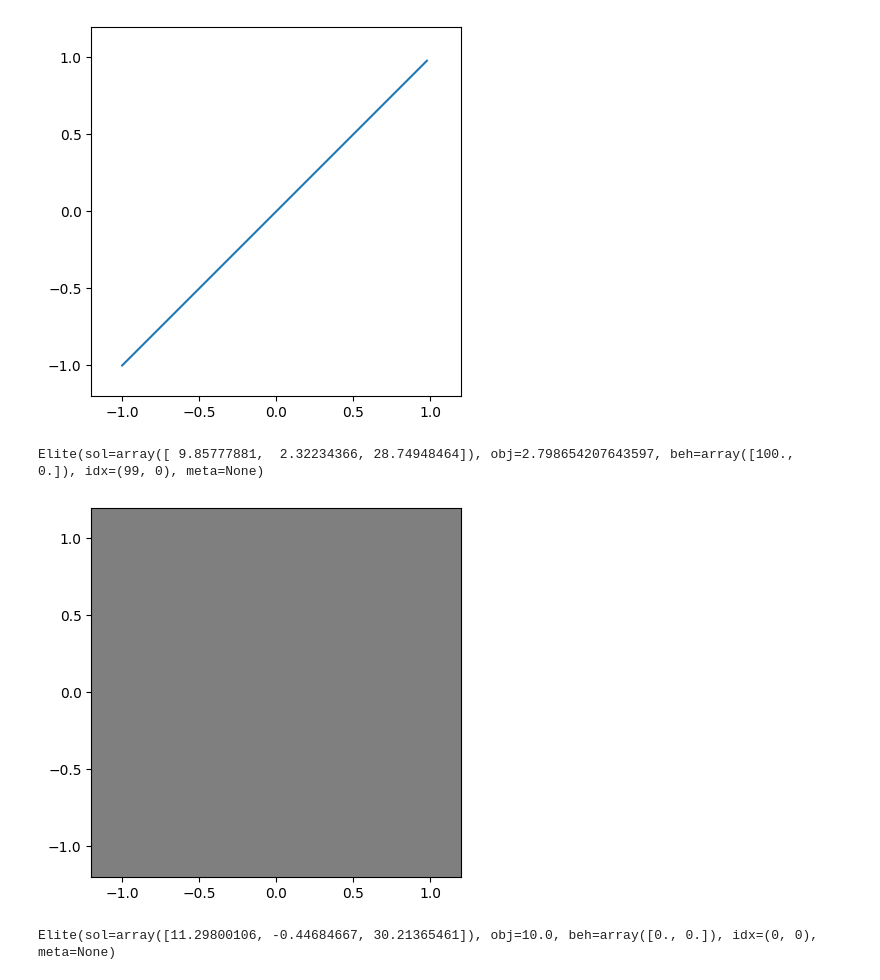
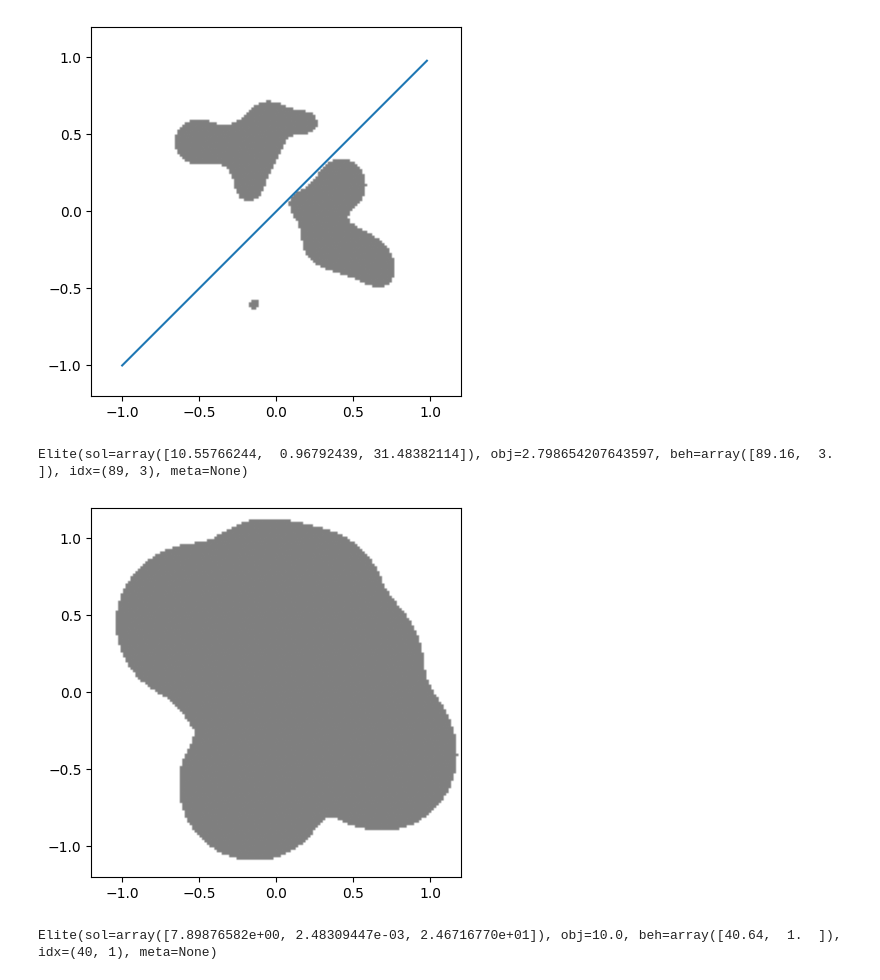
Before and after one commit to l0g1c-80m8/QD-Search-on-RoCUS, a Jupyter notebook: 2d_navigation/qd-search.ipynb, the cells around one changed output. Cells and saved outputs as stored; diff of their text form; code cells hidden in the pictures.

```diff
--- a/2d_navigation/qd-search.ipynb
+++ b/2d_navigation/qd-search.ipynb
@@ -81,7 +96,7 @@ from ribs.archives import GridArchive
 
 archive = GridArchive(
     [100, 10],
-    [(0.0, 100.0), (0, 100)]
+    [(0.0, 100.0), (0, 10)]
 )
 # %%
 from ribs.emitters import GaussianEmitter
@@ -135,14 +163,14 @@ Text(0.5, 0, 'Percentage of free space')
 # %%
-elite = archive.elite_with_behavior([100, 0])
+elite = archive.elite_with_behavior([89, 3])
 evaluate(elite.sol, True)
 print(elite)
 # %% [output]
-[figure, old version]
+[figure, new version]
-Elite(sol=array([ 9.85777881,  2.32234366, 28.74948464]), obj=2.798654207643597, beh=array([100.,   0.]), idx=(99, 0), meta=None)
+Elite(sol=array([10.55766244,  0.96792439, 31.48382114]), obj=2.798654207643597, beh=array([89.16,  3.  ]), idx=(89, 3), meta=None)
 # %%
-elite = archive.elite_with_behavior([0, 0])
+elite = archive.elite_with_behavior([40, 1])
 evaluate(elite.sol, True)
 print(elite)
 # %% [output]
-[figure, old version]
+[figure, new version]
-Elite(sol=array([11.29800106, -0.44684667, 30.21365461]), obj=10.0, beh=array([0., 0.]), idx=(0, 0), meta=None)
+Elite(sol=array([7.89876582e+00, 2.48309447e-03, 2.46716770e+01]), obj=10.0, beh=array([40.64,  1.  ]), idx=(40, 1), meta=None)
```
Also changed, not shown: parts of 4 cells of this notebook.
